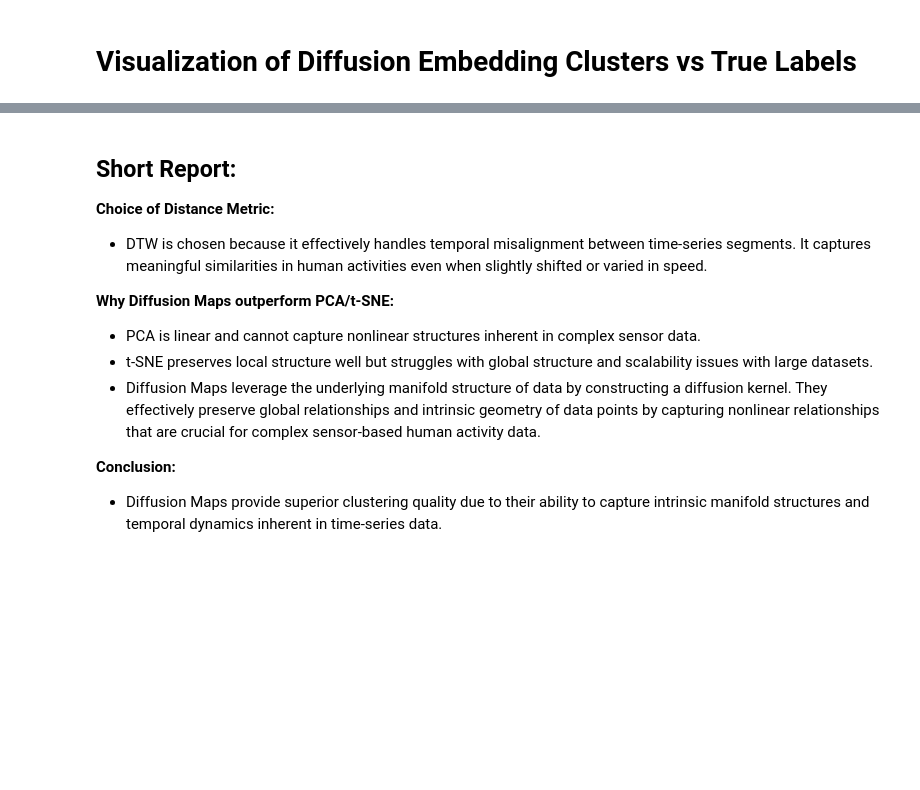
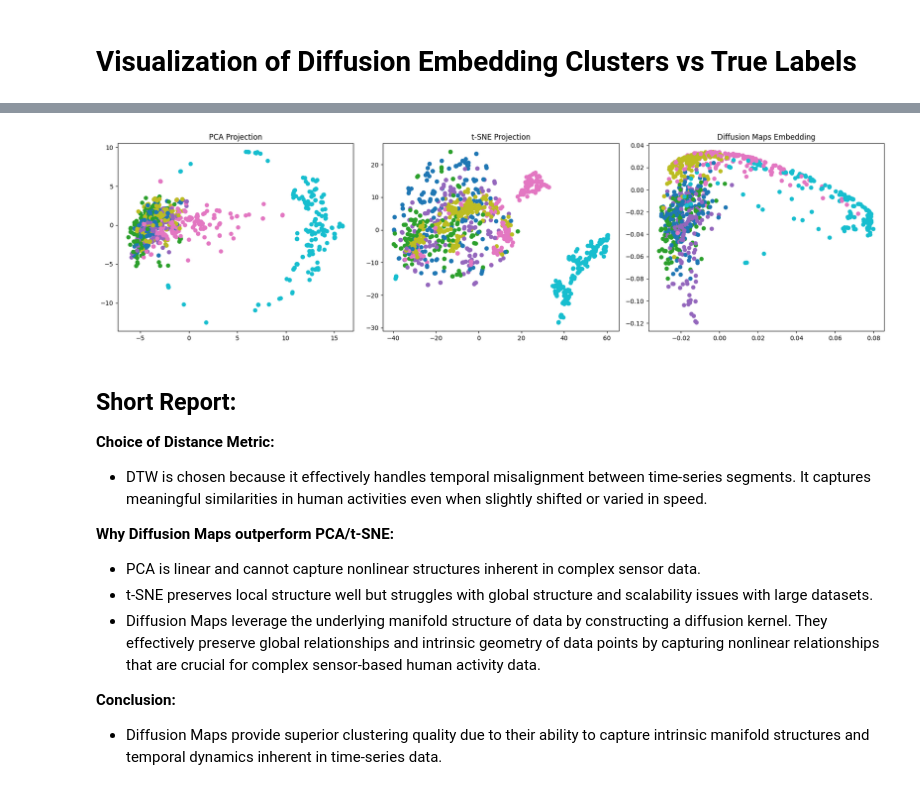
Before and after one commit to ParthivPatel2005/DiffusionMaps-Optimization-CS303, a Jupyter notebook: Problem1.ipynb, the cells around one changed output, grey strips where cells are left out. Drawn from its saved outputs; the diff is of its cells as text; code cells hidden in the pictures; blank space fills up the shorter version.

Commit message:
Corrected problem1
we had to do on raw data not on extracted feature

```diff
--- a/Problem1.ipynb
+++ b/Problem1.ipynb
@@ -142,8 +68,7 @@ Computing Euclidean distances...
 # %% [markdown]
 # Construct Similarity Matrix W (Diffusion Kernel using DTW)
 # %%
-epsilon = np.median(dtw_distances)**2  # heuristic choice for epsilon parameter
-
-W = np.exp(-dtw_distances**2 / epsilon)
+epsilon = np.median(dtw_dist**2)  # Bandwidth parameter
+W = np.exp(-dtw_dist**2 / epsilon)  # Similarity matrix <-- DIFFUSION KERNEL
 print("Similarity matrix W shape:", W.shape)
 # %% [output]
@@ -201,0 +94,4 @@ array([[-4.12973266e-02,  1.61645784e-02],
+# %%
+D = np.diag(W.sum(axis=1))  # Degree matrix
+D_inv_sqrt = np.diag(1 / np.sqrt(np.diag(D)))  # D^{-1/2}
+L = D_inv_sqrt @ W @ D_inv_sqrt  # Symmetric normalized Lapl
@@ -201,0 +100,8 @@ array([[-4.12973266e-02,  1.61645784e-02],
+# %%
+# Get top 3 eigenvectors
+eigvals, eigvecs = eigh(L, subset_by_index=[L.shape[0]-3, L.shape[0]-1])
+
+# Sort eigenvectors descendingly and remove trivial eigenvector
+embedding = eigvecs[:, ::-1][:, 1:3]  # Use 2nd and 3rd eigenvectors
+
+print(f"Embedding shape: {embedding.shape}")
@@ -410,3 +123,27 @@ plt.show()
+# %%
+plt.figure(figsize=(18, 5))
+
+# PCA Projection
+plt.subplot(131)
+pca = PCA(n_components=2).fit_transform(flat_data)
+plt.scatter(pca[:,0], pca[:,1], c=y, cmap='tab10')
+plt.title('PCA Projection')
+
+# t-SNE Projection
+plt.subplot(132)
+tsne = TSNE(n_components=2).fit_transform(flat_data)
+plt.scatter(tsne[:,0], tsne[:,1], c=y, cmap='tab10')
+plt.title('t-SNE Projection')
+
+# Diffusion Maps
+plt.subplot(133)
+plt.scatter(embedding[:,0], embedding[:,1], c=y, cmap='tab10')
+plt.title('Diffusion Maps Embedding')
+
+plt.tight_layout()
+plt.show()
+# %% [output]
+[figure, added]
 # %% [markdown]
 ## Short Report:
 
```
Also changed, not shown: parts of 23 cells of this notebook, 1 other file.
